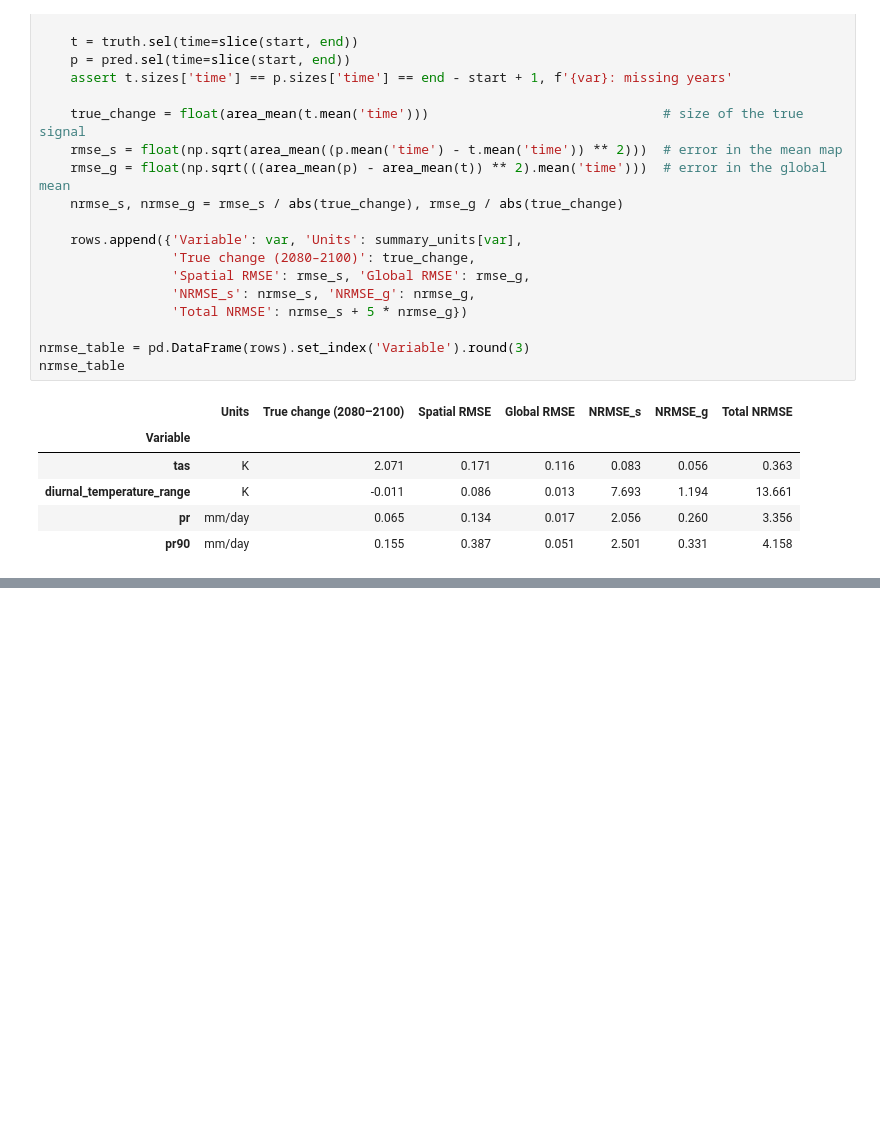
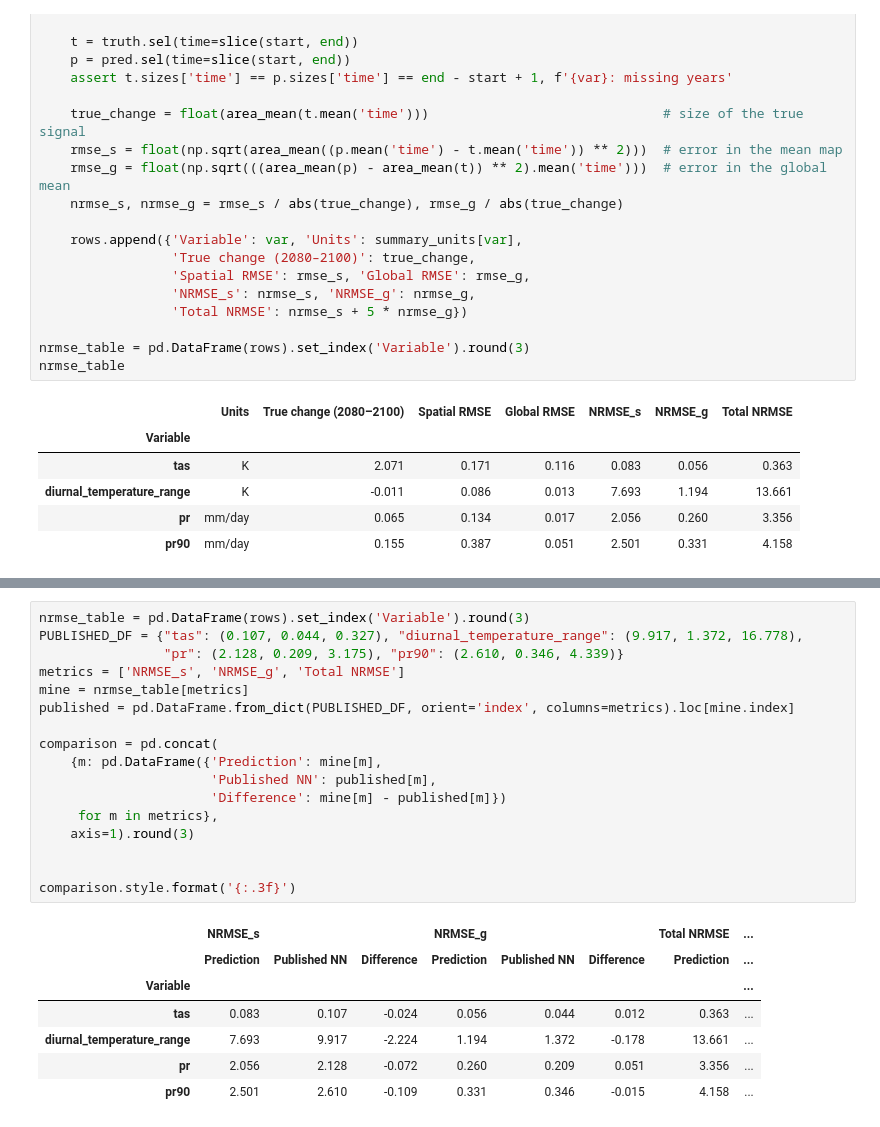
Before and after one commit to romanzrespicio/DSC180-D06-JCM-Project, a Jupyter notebook: notebooks/Week3_CNN-LTSM.ipynb, the cells around one changed output, grey strips where cells are left out. Drawn from its saved outputs; the diff is of its cells as text; blank space fills up the shorter version.

```diff
--- a/notebooks/Week3_CNN-LTSM_model.ipynb
+++ b/notebooks/Week3_CNN-LTSM.ipynb
@@ -863,0 +860,25 @@ nrmse_table
+# %%
+nrmse_table = pd.DataFrame(rows).set_index('Variable').round(3)
+PUBLISHED_DF = {"tas": (0.107, 0.044, 0.327), "diurnal_temperature_range": (9.917, 1.372, 16.778),
+                "pr": (2.128, 0.209, 3.175), "pr90": (2.610, 0.346, 4.339)}
+metrics = ['NRMSE_s', 'NRMSE_g', 'Total NRMSE']
+mine = nrmse_table[metrics]
+published = pd.DataFrame.from_dict(PUBLISHED_DF, orient='index', columns=metrics).loc[mine.index]
+
+comparison = pd.concat(
+    {m: pd.DataFrame({'Prediction': mine[m],
+                      'Published NN': published[m],
+                      'Difference': mine[m] - published[m]})
+     for m in metrics},
+    axis=1).round(3)
+
+
+comparison.style.format('{:.3f}')
+# %% [output]
+|  | NRMSE_s |  |  | NRMSE_g |  |  | Total NRMSE | ... |
+|  | Prediction | Published NN | Difference | Prediction | Published NN | Difference | Prediction | ... |
+| Variable |  |  |  |  |  |  |  | ... |
+| tas | 0.083 | 0.107 | -0.024 | 0.056 | 0.044 | 0.012 | 0.363 | ... |
+| diurnal_temperature_range | 7.693 | 9.917 | -2.224 | 1.194 | 1.372 | -0.178 | 13.661 | ... |
+| pr | 2.056 | 2.128 | -0.072 | 0.260 | 0.209 | 0.051 | 3.356 | ... |
+| pr90 | 2.501 | 2.610 | -0.109 | 0.331 | 0.346 | -0.015 | 4.158 | ... |
```
Also changed, not shown: parts of 9 cells of this notebook.
